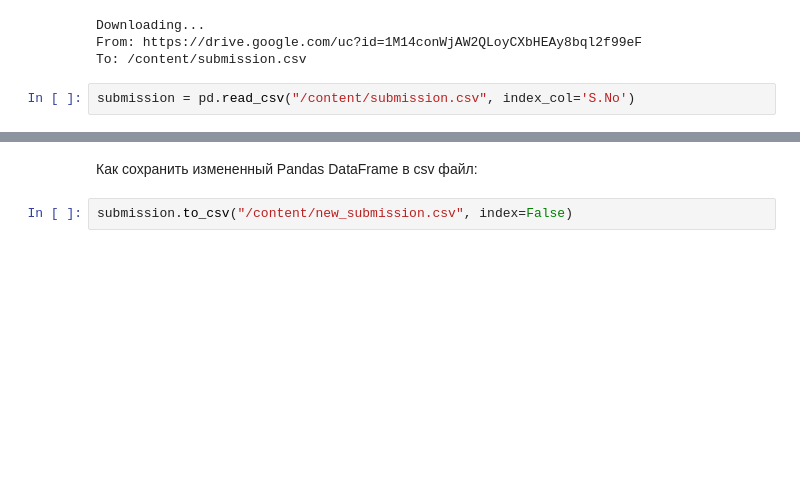
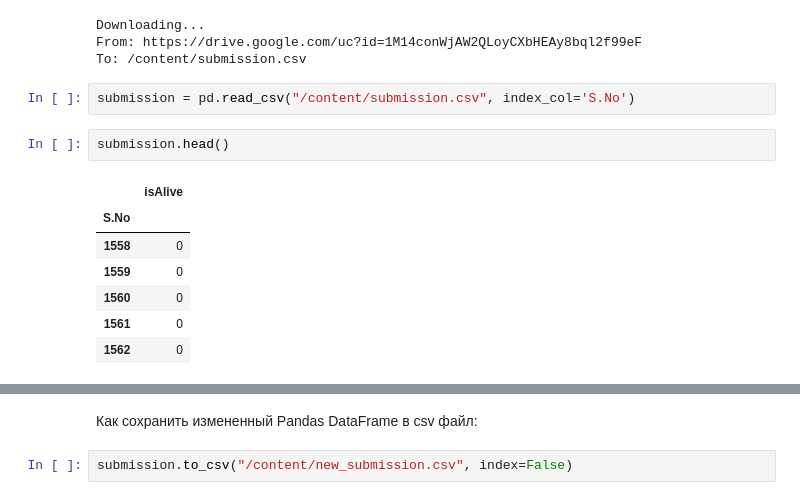
Before and after one commit to blckvia/DeepLearningSchool, a Jupyter notebook: week_01_ml_intro/Homework/hw_1_game_of_thrones.ipynb, the cells around one changed output, grey strips where cells are left out. Cells and saved outputs as stored; diff of their text form; blank space fills up the shorter version.

```diff
--- a/week_01_ml_intro/Homework/hw_1_game_of_thrones.ipynb
+++ b/week_01_ml_intro/Homework/hw_1_game_of_thrones.ipynb
@@ -1008,3 +1038,13 @@ From: https://drive.google.com/uc?id=1M14conWjAW2QLoyCXbHEAy8bql2f99eF
 To: /content/submission.csv
 # %%
 submission = pd.read_csv("/content/submission.csv", index_col='S.No')
+# %%
+submission.head()
+# %% [output]
+|  | isAlive |
+| S.No |  |
+| 1558 | 0 |
+| 1559 | 0 |
+| 1560 | 0 |
+| 1561 | 0 |
+| 1562 | 0 |
```
Also changed, not shown: parts of 22 cells of this notebook.
